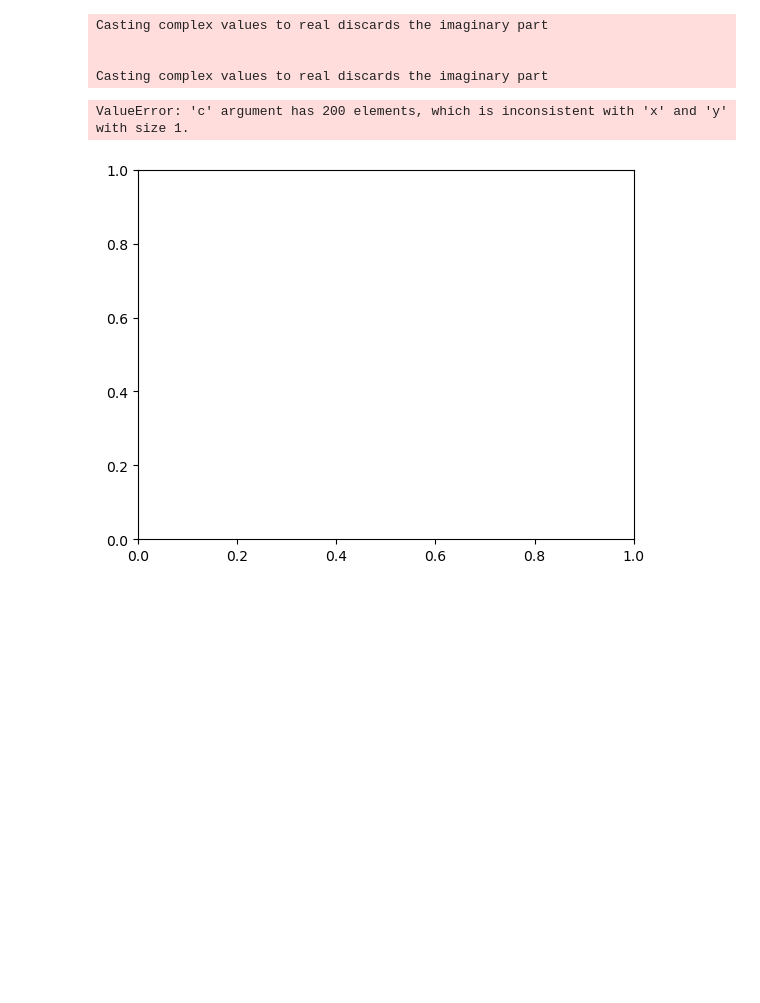
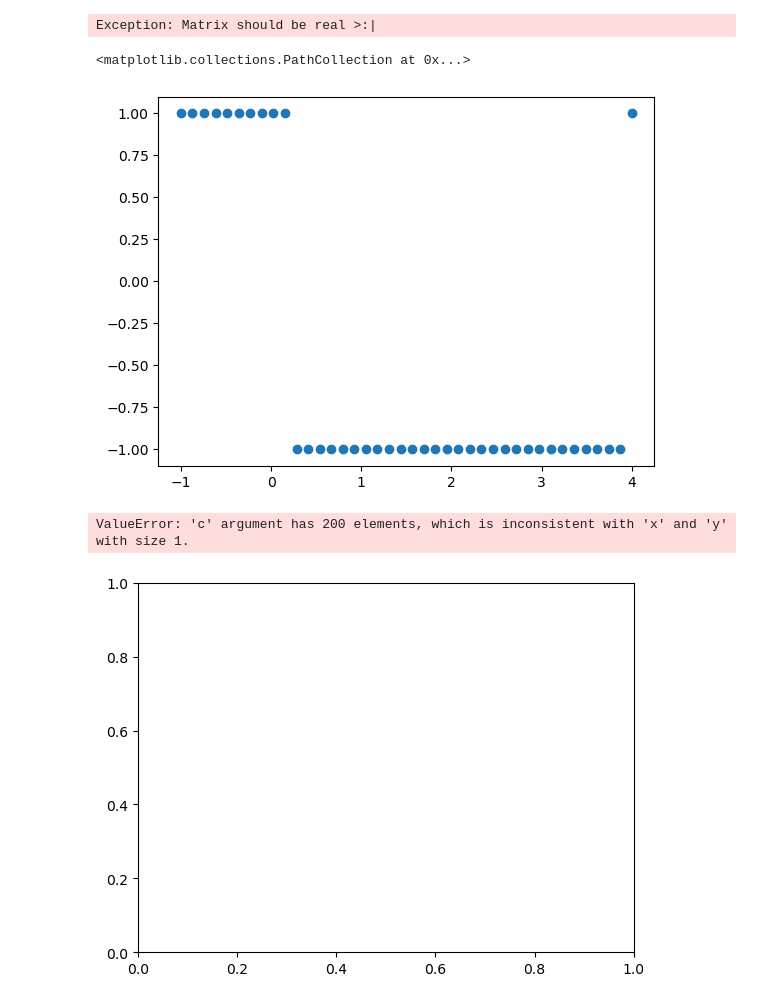
Before and after one commit to lauragoms/TAI-localizer, a Jupyter notebook: testing_local.ipynb, the cells around one changed output. Saved outputs shown, nothing was run; the diff lists cells and outputs as text; code cells hidden in the pictures; blank space fills up the shorter version.

```diff
--- a/testing_local.ipynb
+++ b/testing_local.ipynb
@@ -91,6 +91,7 @@ from tai_localizer.lauralizer.pfaffian import pfaffian as pf
 deltas = np.linspace(-1, 4, 40)
 # signatures = []
 # eig = []
+pf = []
 locgap = []
 for delta in tqdm.tqdm(deltas):
     parameters["Delta"] = delta
@@ -106,16 +107,22 @@ for delta in tqdm.tqdm(deltas):
     # vals = np.linalg.eigvalsh(loc.todense())
     # vals = pf(loc.todense(),sign_only=True)
     # eig.append(vals)
-    locgap.append(local_gap_localizer(loc))
+    # locgap.append(local_gap_localizer(loc))
+    pf.append(pfaff_sign(1j*loc.todense()))
     # sig = np.sum(vals > 0) - np.sum(vals < 0)
     # signatures.append(sig)
     # print(evals)
     # print(f"Delta: {delta:.2f}, Signature: {sig}")
 # %% [output]
-Casting complex values to real discards the imaginary part
-
-
-Casting complex values to real discards the imaginary part
+Exception: Matrix should be real >:|
+# %%
+# plot pf
+import matplotlib.pyplot as plt
+plt.figure()
+plt.scatter(deltas,pf)
+# %% [output]
+<matplotlib.collections.PathCollection at 0x...>
+[figure, added]
 # %%
 # plot eigenvalues vs delta
 import matplotlib.pyplot as plt
```
Also changed, not shown: 3 other files.
